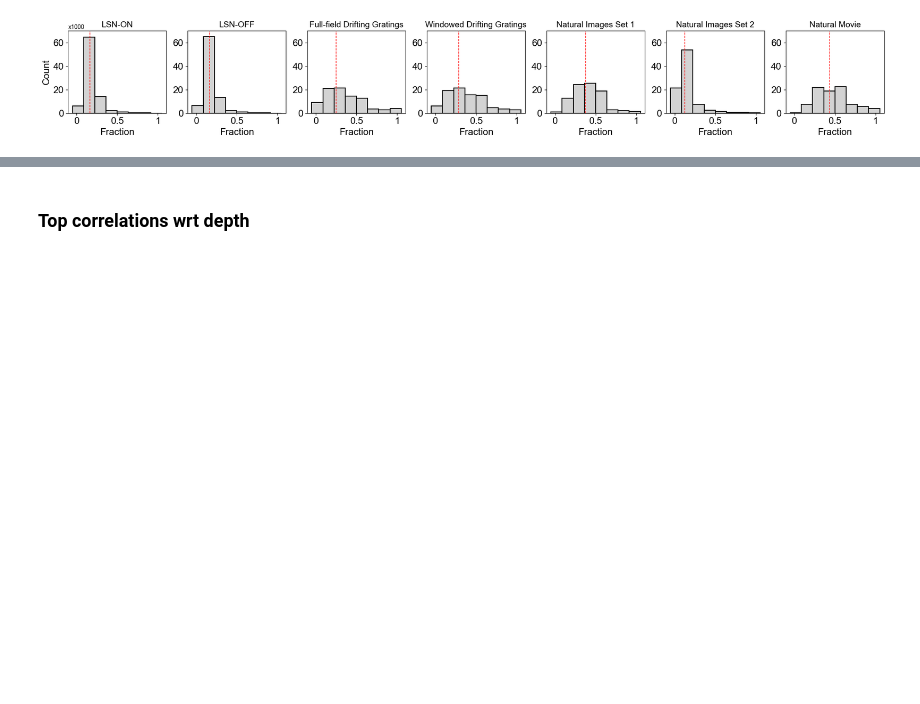
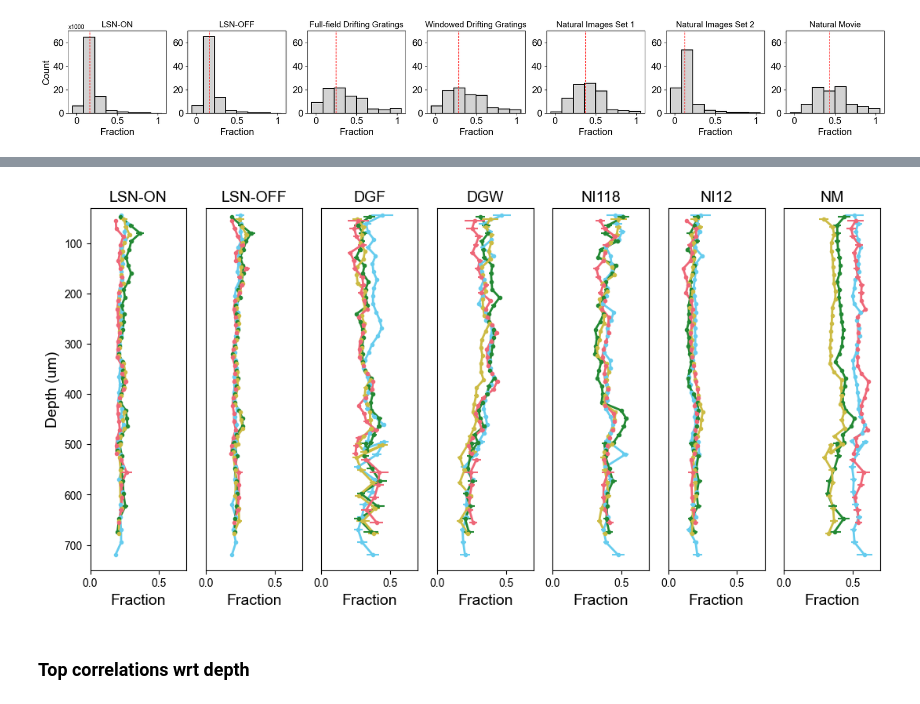
Before and after one commit to sherafatia/v1dd-public, a Jupyter notebook: notebooks/v1dd_figure3.ipynb, the cells around one changed output, grey strips where cells are left out. Cells and saved outputs as stored; diff of their text form; code cells hidden in the pictures; blank space fills up the shorter version.

```diff
--- a/notebooks/v1dd_figure3.ipynb
+++ b/notebooks/v1dd_figure3.ipynb
@@ -187,0 +266,46 @@ plt.show()
+# %%
+jitter_amount = 5
+num_elements = len(mouse_ids_mod)
+jitter_step = jitter_amount * 2 / (num_elements - 1)
+jitter_values = np.linspace(-jitter_amount, jitter_amount, num_elements)
+fixed_jitters = np.tile(jitter_values, (n_depths, 1))
+
+stims = ['LSN-ON', 'LSN-OFF', 'DGF', 'DGW', 'NI118', 'NI12', 'NM']
+
+fig = plt.figure(figsize=(13, 6))
+
+for s, stim in enumerate(stims):
+    ax = plt.subplot(1, len(stims), s+1)
+
+    for m, mouse_id in enumerate(mice):
+        mouse_color = mouse_colors[mouse_id]
+        means = []
+        std_errors = []
+        for z, depth in enumerate(all_depths):
+            values = features_2.loc[(features_2['mouse_id'] == mouse_id) & (features_2['depth'] == depth), stim]
+            if not values.empty:
+                mean = values.mean()
+                std_error = values.std() / np.sqrt(len(values))
+            else:
+                mean = np.nan
+                std_error = np.nan
+            means.append(mean)
+            std_errors.append(std_error)
+
+        jitter = fixed_jitters[:, m]  # Use the fixed jitter values for each mouse
+        y_positions = np.array(all_depths) + jitter
+        plt.errorbar(means, y_positions, xerr=std_errors, fmt='o', color=mouse_color, label=mouse_id, capsize=0, linewidth=1.5, markersize=3)
+        plt.plot(means, y_positions, label=mouse_id, color=mouse_color, linewidth=2)
+
+    if s == 0:
+        plt.ylabel("Depth (um)", fontsize=14)
+    else:
+        plt.yticks([])
+
+    plt.title(stim, fontsize=14)
+    plt.xlabel("Fraction", fontsize=14)
+    plt.xlim(0, 0.7)
+    plt.ylim(30, 750)
+    plt.gca().invert_yaxis()
+# %% [output]
+[figure, added]
```
Also changed, not shown: parts of 4 cells of this notebook, 4 other files.
